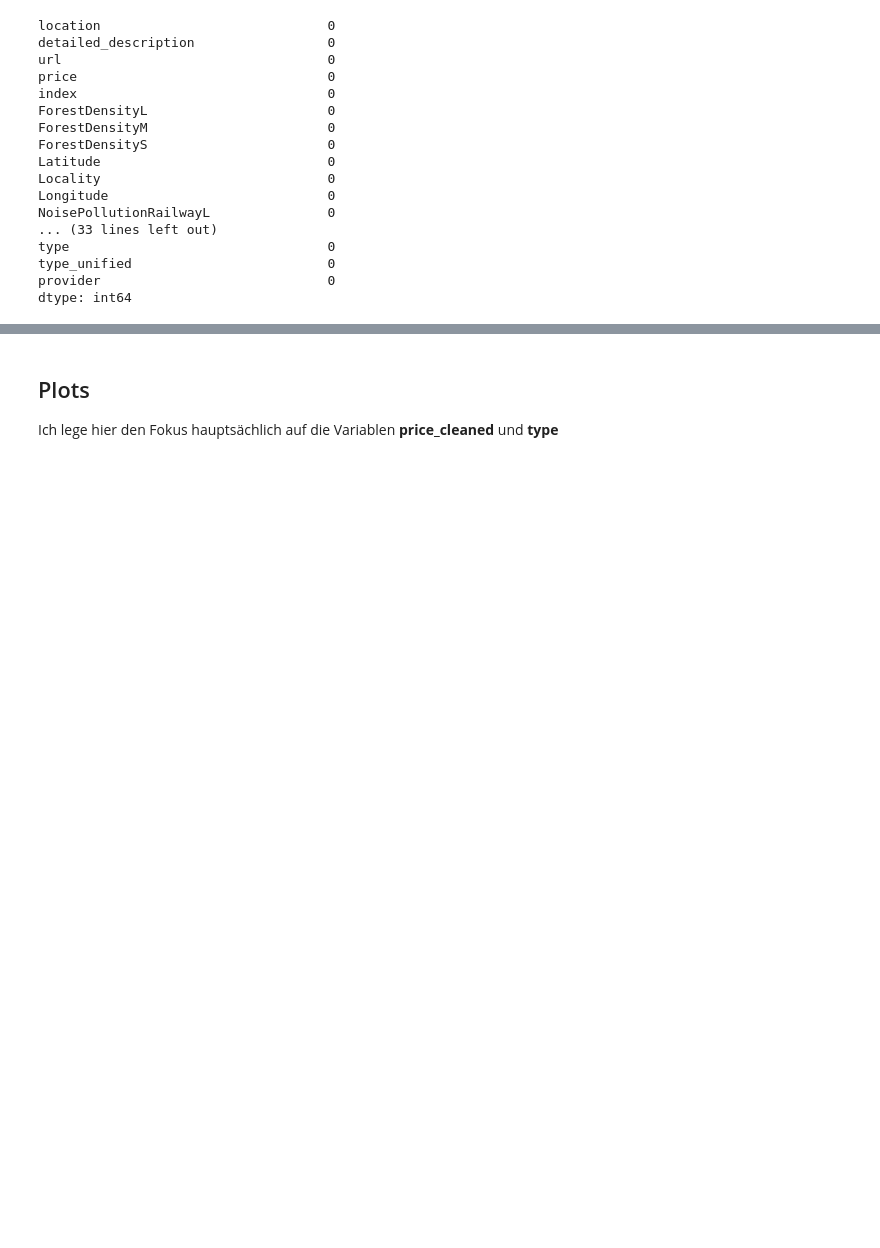
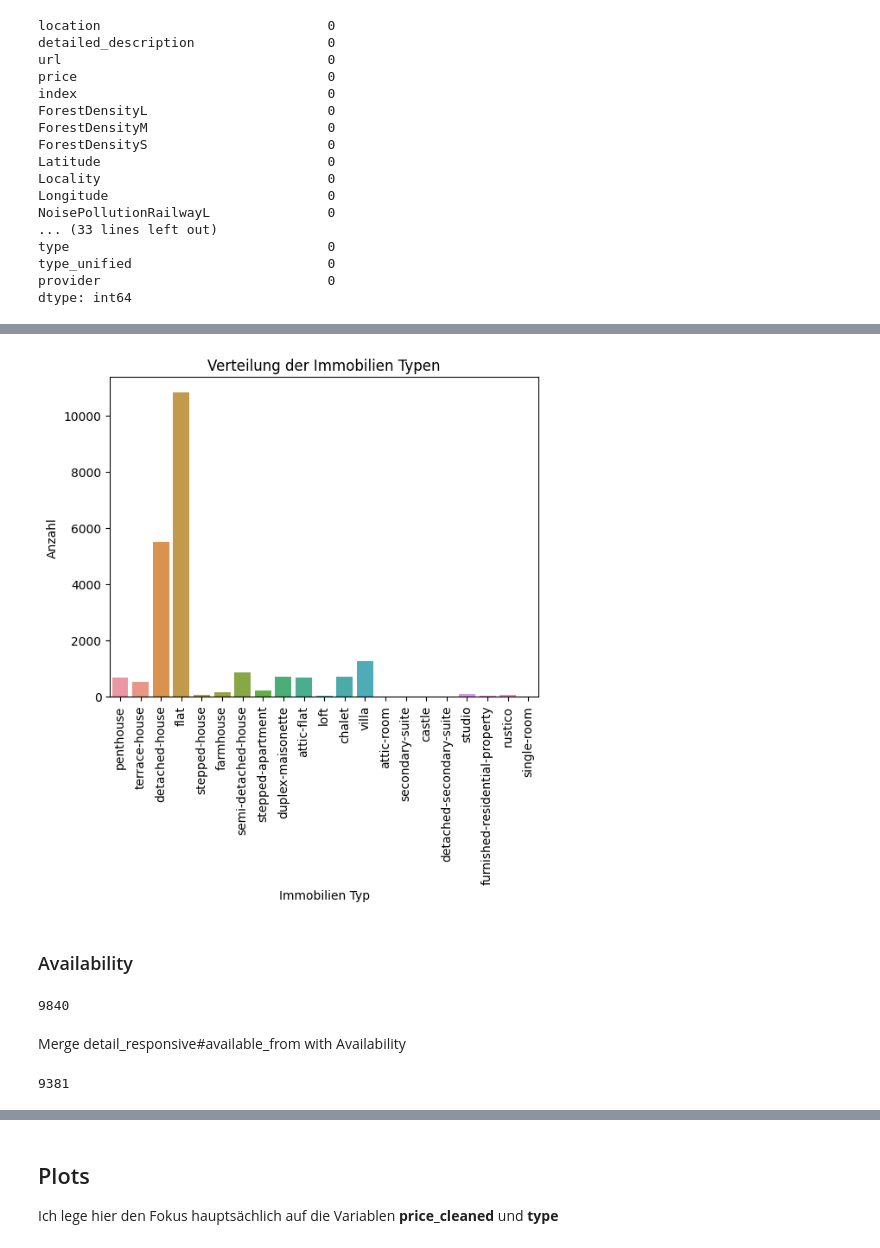
Before and after one commit to alexschillingfhnw/cml1, a Jupyter notebook: Notebooks/eda_alex.ipynb, the cells around one changed output, grey strips where cells are left out. Drawn from its saved outputs; the diff is of its cells as text; code cells hidden in the pictures; blank space fills up the shorter version.

```diff
--- a/Notebooks/eda_alex.ipynb
+++ b/Notebooks/eda_alex.ipynb
@@ -127,0 +188,17 @@ dtype: int64
+# %%
+sns.countplot(x='type_unified', data=df)
+plt.title('Verteilung der Immobilien Typen')
+plt.xlabel('Immobilien Typ')
+plt.ylabel('Anzahl')
+plt.xticks(rotation=90)
+plt.show()
+# %% [output]
+[figure, added]
+# %% [markdown]
+### Availability
+# %%
+count_NA(df, 'Availability')
+# %% [output]
+9840
+# %% [markdown]
+Merge detail_responsive#available_from with Availability
@@ -127,0 +207,4 @@ dtype: int64
+# %%
+df['Availability'].isna().sum()
+# %% [output]
+9381
```
Also changed, not shown: parts of 41 cells of this notebook.
